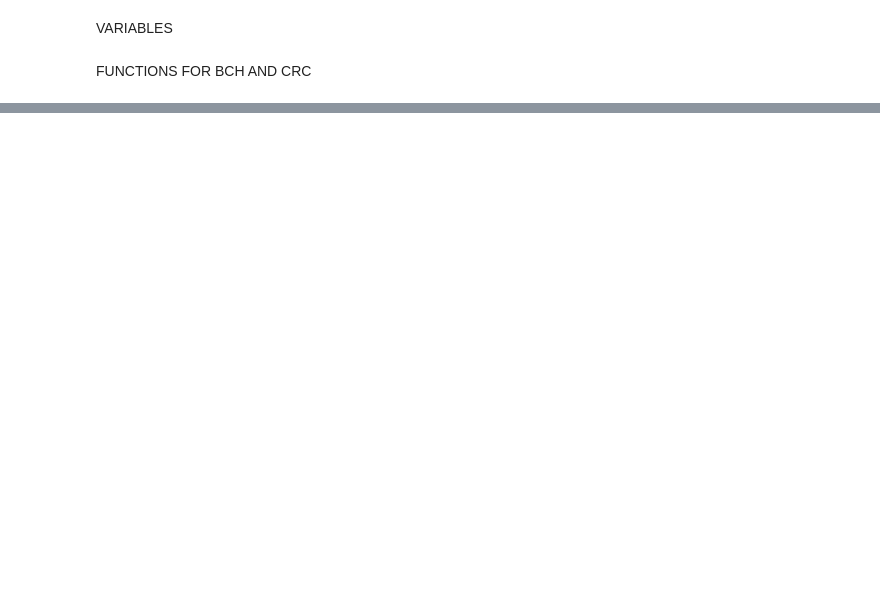
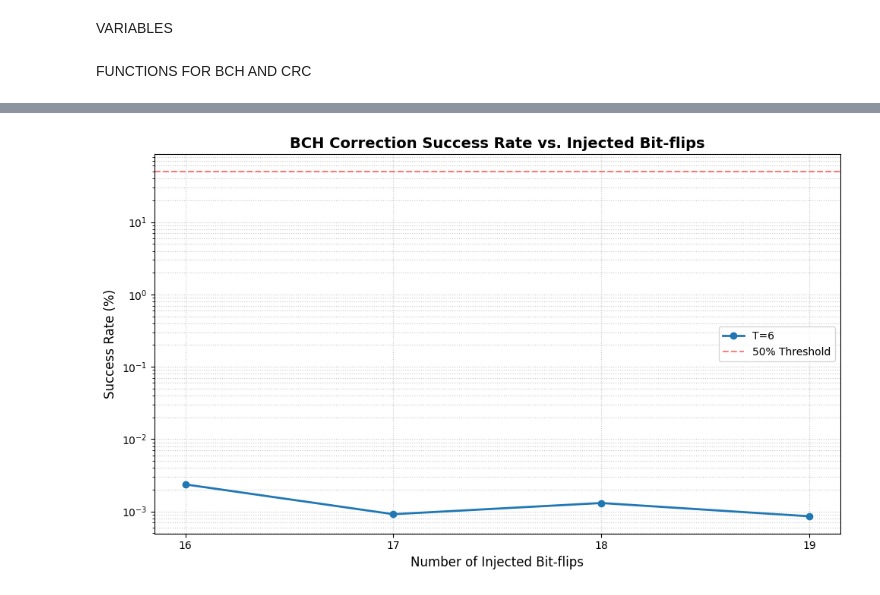
Before and after one commit to gbellume/DDP, a Jupyter notebook: test_BCH.ipynb, the cells around one changed output, grey strips where cells are left out. Cells and saved outputs as stored; diff of their text form; code cells hidden in the pictures; blank space fills up the shorter version.

```diff
--- a/test_BCH.ipynb
+++ b/test_BCH.ipynb
@@ -245,7 +165,7 @@ OOB_SIZE = 69    # Out-Of-Band physical space
 CRC_SIZE = 4     # 32-bit Checksum
 a = 6
 b = 7
-c = 1e6
+c = 1e5
 results = {}
 
 for T in range(a, b):
@@ -258,68 +178,32 @@ for T in range(a, b):
             # 1. Encode
             data_out, oob_out = encode_sector(original_data)
 
             # 2. Corrupt (Dati + OOB)
             full_packet = bytearray(data_out + oob_out)
             for _ in range(bit_flips):
                 # pos = random.randint(0, len(full_packet) - 1)
                 # full_packet[pos] ^= (1 << random.randint(0, 7))
                 pos = random.randint(0, len(full_packet) - 1)
                 full_packet[pos] ^= 1
 
             # 3. Decode
             corrupted_data_part = bytes(full_packet[:DATA_SIZE])
             corrupted_oob_part = bytes(full_packet[DATA_SIZE:])
 
             recovered_data, status, errs = decode_sector_wo_CRC(corrupted_data_part, corrupted_oob_part)
 
             # 4. Storage
             key = (T, bit_flips)
             if key not in results: results[key] = []
             results[key].append(1 if status != "UNCORRECTABLE" else 0)
         bit_flips +=1
 
-
-import matplotlib.pyplot as plt
-import seaborn as sns # Optional, but makes heatmaps much easier
-import numpy as np
-
-# ---------------------------------------------------------
-# 1. PROCESS THE DATA
-# Calculate the mean success rate (%) for each (T, bit_flips) pair
-# ---------------------------------------------------------
 success_rates = {}
 for key, outcomes in results.items():
     success_rates[key] = np.mean(outcomes) * 100
 
 # Extract unique T values and bit-flips to setup the axes
 T_values = sorted(list(set([k[0] for k in success_rates.keys()])))
 bit_flip_values = sorted(list(set([k[1] for k in success_rates.keys()])))
-
-# ---------------------------------------------------------
-# PLOT 1: Line Chart (Success Rate vs. Bit-flips)
-# ---------------------------------------------------------
-plt.figure(figsize=(10, 6))
-
-for T in T_values:
-    # 1. Extract ONLY the data points that exist for this specific T
-    t_data = [(k[1], rate) for k, rate in success_rates.items() if k[0] == T]
-
-    # 2. Sort the data by bit-flips (x-axis) so the line draws cleanly left-to-right
-    t_data.sort(key=lambda x: x[0])
-
-    # 3. Separate into x and y lists
-    if t_data:
-        x_vals = [item[0] for item in t_data]
-        y_vals = [item[1] for item in t_data]
-
-        plt.semilogy(x_vals, y_vals, marker='o', linewidth=2, label=f'T={T}')
-
-plt.axhline(50, color='red', linestyle='--', alpha=0.5, label='50% Threshold')
-plt.title('BCH Correction Success Rate vs. Injected Bit-flips', fontsize=14, fontweight='bold')
-plt.xlabel('Number of Injected Bit-flips', fontsize=12)
-plt.ylabel('Success Rate (%)', fontsize=12)
-plt.xticks(bit_flip_values)
-plt.grid(True, linestyle=':', alpha=0.7, which='both')
-plt.legend()
-plt.tight_layout()
-plt.show()
+# %% [output]
+[figure, added]
```
Also changed, not shown: parts of 9 cells of this notebook.
